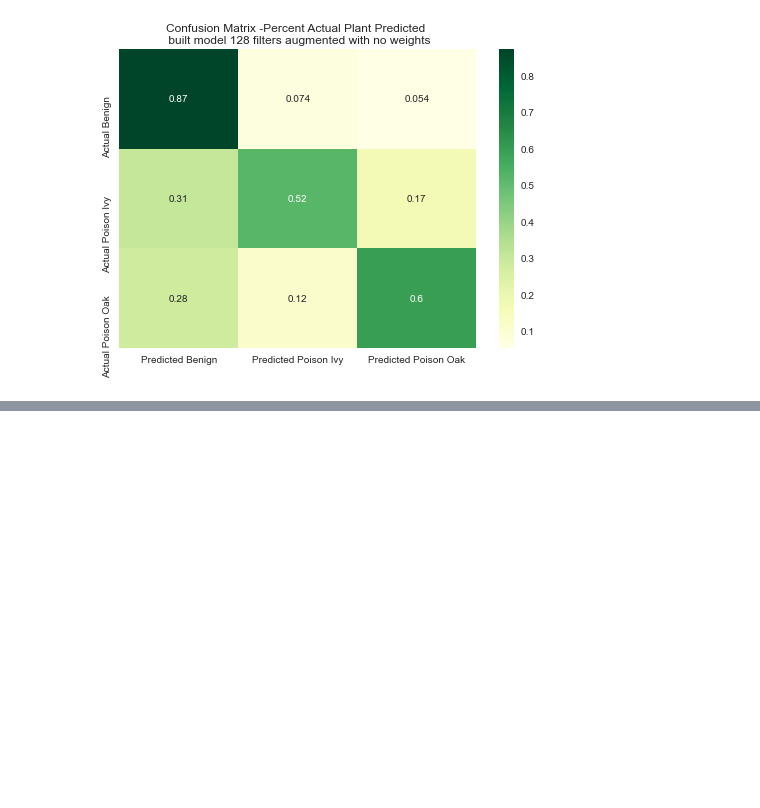
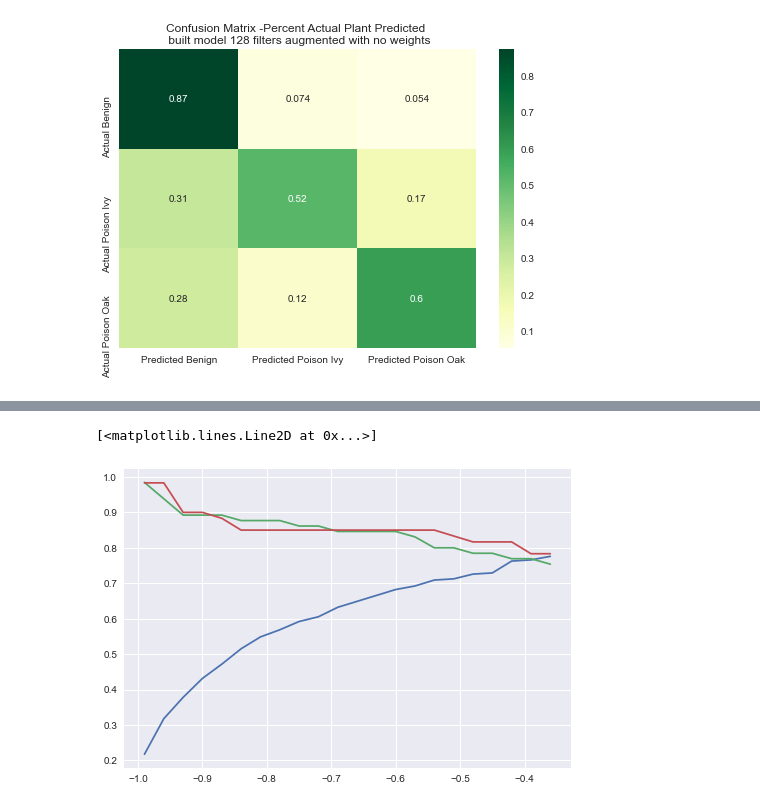
Before and after one commit to hadams1337/Poison-Ivy_Poison-Oak, a Jupyter notebook: model_128_2_rand_zoom.ipynb, the cells around one changed output, grey strips where cells are left out. Cells and saved outputs as stored; diff of their text form; code cells hidden in the pictures; blank space fills up the shorter version.

```diff
--- a/model_128_2_rand_zoom.ipynb
+++ b/model_128_2_rand_zoom.ipynb
@@ -206,0 +249,2 @@ NameError: name 'test_features' is not defined
+# %%
+threshold_range=np.arange(-0.99, -0.33, 0.03)
@@ -206,0 +267,26 @@ NameError: name 'test_features' is not defined
+# %%
+def percent_change(y_true_, y_hat_, thresh):
+    benign_percent=[]
+    ivy_percent=[]
+    oak_percent=[]
+    y_true=y_true_
+    for num in thresh:
+        y_hat=pd.DataFrame(y_hat_)
+        y_hat[0]=y_hat[0].apply(lambda x: x + num)
+        y_pred=np.argmax(y_hat.values, axis=1)
+        y_s=np.argmax(np.array(y_true), axis=1)
+        c_mat=confusion_matrix(y_s, y_pred)
+        percent=(c_mat/(np.sum(c_mat, axis=1).reshape(3,-1))).reshape(3,3)
+        benign_percent.append(percent[0,0])
+        ivy_percent.append(percent[1,1]+percent[1,2])
+        oak_percent.append(percent[2,1]+percent[2,2])
+    return benign_percent, ivy_percent, oak_percent
+# %%
+benign_percent, ivy_percent, oak_percent=percent_change(y_true, y_hat, threshold_range)
+# %%
+plt.plot(threshold_range, benign_percent)
+plt.plot(threshold_range, ivy_percent)
+plt.plot(threshold_range, oak_percent)
+# %% [output]
+[<matplotlib.lines.Line2D at 0x...>]
+[figure, added]
```
Also changed, not shown: parts of 23 cells of this notebook, 8 other files.
